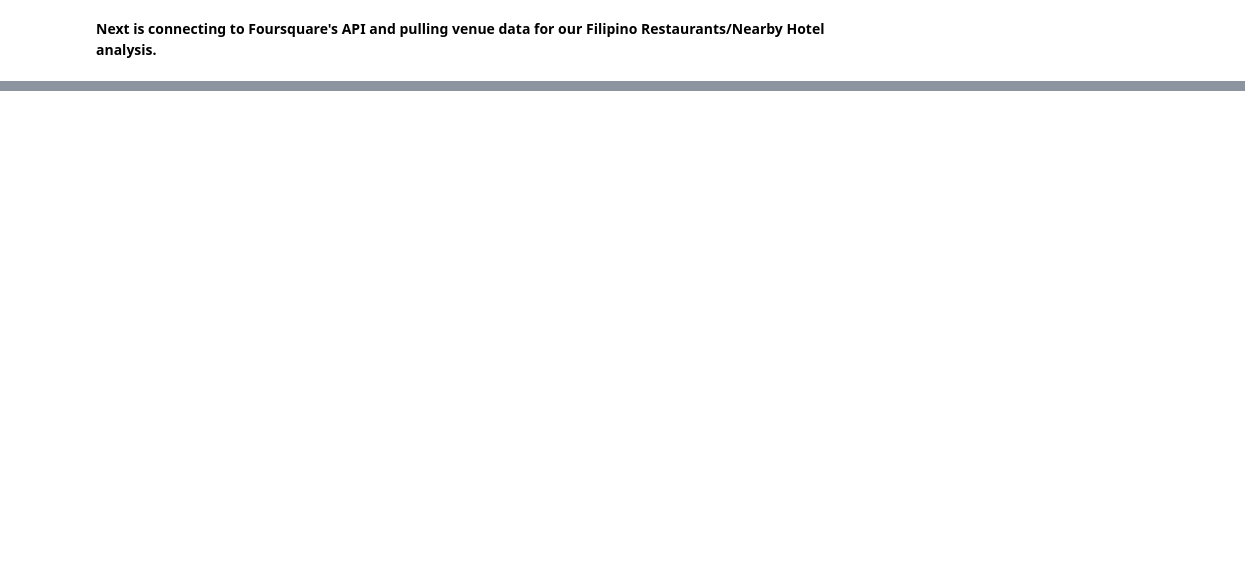
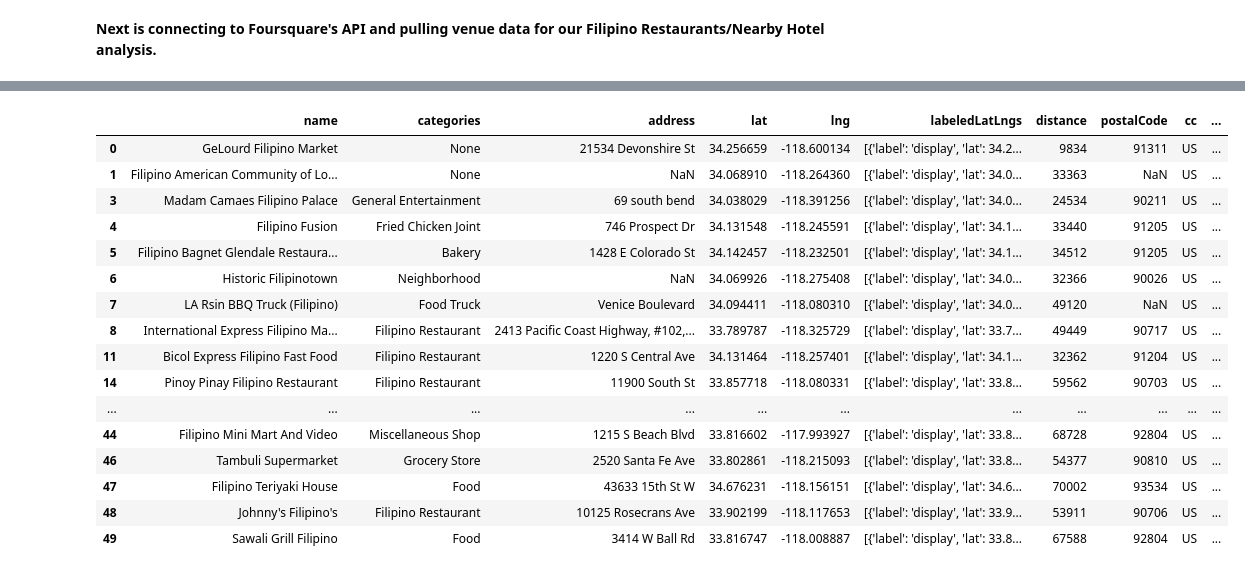
Before and after one commit to parisering/Coursera_Capstone, a Jupyter notebook: Capstone - Battle of the Neighborhoods - Data.ipynb, the cells around one changed output, grey strips where cells are left out. Cells and saved outputs as stored; diff of their text form; code cells hidden in the pictures; blank space fills up the shorter version.

```diff
--- a/Capstone - Battle of the Neighborhoods - Data.ipynb
+++ b/Capstone - Battle of the Neighborhoods - Data.ipynb
@@ -247,10 +247,10 @@ map_la
 <b> Next is connecting to Foursquare's API and pulling venue data for our Filipino Restaurants/Nearby Hotel analysis.</b>
 # %%
 CLIENT_ID = 'ZEN5NXXEEMSND55V4OGNWWRUUKATAWXAGWYQANPUYVR00VTU' # your Foursquare ID
-CLIENT_SECRET = 'RIT4GQ53DKMFYJOXVO5BBZ43WAWOYG4FKK0N4ZPRNSSKW0OX' # your Foursquare Secret
-VERSION = '20180605' # Foursquare API version
+CLIENT_SECRET = 'C4GOPGPY5DU0XEGVSKCNERQBPVLUQ1L1THGOI3GTZJA5H4JD' # your Foursquare Secret
+VERSION = '20200601' # Foursquare API version
 LIMIT = 1000
-radius = 5000
+radius = 10000000
 
 print('Your credentials:')
 print('CLIENT_ID: ' + CLIENT_ID)
@@ -528,0 +262,4 @@ KeyError: 'venue'
+# %%
+search_query = 'Filipino'
+radius = 10000000
+print(search_query + ' .... OK!')
@@ -528,0 +268,3 @@ KeyError: 'venue'
+# %%
+url = 'https://api.foursquare.com/v2/venues/search?client_id={}&client_secret={}&ll={},{}&v={}&query={}&radius={}&limit={}'.format(CLIENT_ID, CLIENT_SECRET, lat, lng, VERSION, search_query, radius, LIMIT)
+url
@@ -528,0 +294,6 @@ KeyError: 'venue'
+# %%
+venues = results['response']['venues']
+
+# tranform venues into a dataframe
+dataframe = json_normalize(venues)
+dataframe.head()
@@ -528,0 +308,46 @@ KeyError: 'venue'
+# %%
+filtered_columns = ['name', 'categories'] + [col for col in dataframe.columns if col.startswith('location.')] + ['id']
+dataframe_filtered = dataframe.loc[:, filtered_columns]
+
+# function that extracts the category of the venue
+def get_category_type(row):
+    try:
+        categories_list = row['categories']
+    except:
+        categories_list = row['venue.categories']
+
+    if len(categories_list) == 0:
+        return None
+    else:
+        return categories_list[0]['name']
+
+# filter the category for each row
+dataframe_filtered['categories'] = dataframe_filtered.apply(get_category_type, axis=1)
+
+# clean column names by keeping only last term
+dataframe_filtered.columns = [column.split('.')[-1] for column in dataframe_filtered.columns]
+
+dataframe_filtered = pd.DataFrame(dataframe_filtered)
+
+#Remove those that are not related to filipino restaurants/eateries
+
+dataframe_filtered = dataframe_filtered[~dataframe_filtered.categories.isin(["Church", "Martial Arts Dojo", "Car Wash", "Historic Site", "School", "Non-Profit", "None"])]
+dataframe_filtered
+# %% [output]
+|  | name | categories | address | lat | lng | labeledLatLngs | distance | postalCode | cc | ... |
+| 0 | GeLourd Filipino Market | None | 21534 Devonshire St | 34.256659 | -118.600134 | [{'label': 'display', 'lat': 34.2... | 9834 | 91311 | US | ... |
+| 1 | Filipino American Community of Lo... | None | NaN | 34.068910 | -118.264360 | [{'label': 'display', 'lat': 34.0... | 33363 | NaN | US | ... |
+| 3 | Madam Camaes Filipino Palace | General Entertainment | 69 south bend | 34.038029 | -118.391256 | [{'label': 'display', 'lat': 34.0... | 24534 | 90211 | US | ... |
+| 4 | Filipino Fusion | Fried Chicken Joint | 746 Prospect Dr | 34.131548 | -118.245591 | [{'label': 'display', 'lat': 34.1... | 33440 | 91205 | US | ... |
+| 5 | Filipino Bagnet Glendale Restaura... | Bakery | 1428 E Colorado St | 34.142457 | -118.232501 | [{'label': 'display', 'lat': 34.1... | 34512 | 91205 | US | ... |
+| 6 | Historic Filipinotown | Neighborhood | NaN | 34.069926 | -118.275408 | [{'label': 'display', 'lat': 34.0... | 32366 | 90026 | US | ... |
+| 7 | LA Rsin BBQ Truck (Filipino) | Food Truck | Venice Boulevard | 34.094411 | -118.080310 | [{'label': 'display', 'lat': 34.0... | 49120 | NaN | US | ... |
+| 8 | International Express Filipino Ma... | Filipino Restaurant | 2413 Pacific Coast Highway, #102,... | 33.789787 | -118.325729 | [{'label': 'display', 'lat': 33.7... | 49449 | 90717 | US | ... |
+| 11 | Bicol Express Filipino Fast Food | Filipino Restaurant | 1220 S Central Ave | 34.131464 | -118.257401 | [{'label': 'display', 'lat': 34.1... | 32362 | 91204 | US | ... |
+| 14 | Pinoy Pinay Filipino Restaurant | Filipino Restaurant | 11900 South St | 33.857718 | -118.080331 | [{'label': 'display', 'lat': 33.8... | 59562 | 90703 | US | ... |
+| ... | ... | ... | ... | ... | ... | ... | ... | ... | ... | ... |
+| 44 | Filipino Mini Mart And Video | Miscellaneous Shop | 1215 S Beach Blvd | 33.816602 | -117.993927 | [{'label': 'display', 'lat': 33.8... | 68728 | 92804 | US | ... |
+| 46 | Tambuli Supermarket | Grocery Store | 2520 Santa Fe Ave | 33.802861 | -118.215093 | [{'label': 'display', 'lat': 33.8... | 54377 | 90810 | US | ... |
+| 47 | Filipino Teriyaki House | Food | 43633 15th St W | 34.676231 | -118.156151 | [{'label': 'display', 'lat': 34.6... | 70002 | 93534 | US | ... |
+| 48 | Johnny's Filipino's | Filipino Restaurant | 10125 Rosecrans Ave | 33.902199 | -118.117653 | [{'label': 'display', 'lat': 33.9... | 53911 | 90706 | US | ... |
+| 49 | Sawali Grill Filipino | Food | 3414 W Ball Rd | 33.816747 | -118.008887 | [{'label': 'display', 'lat': 33.8... | 67588 | 92804 | US | ... |
```
Also changed, not shown: parts of 26 cells of this notebook.
